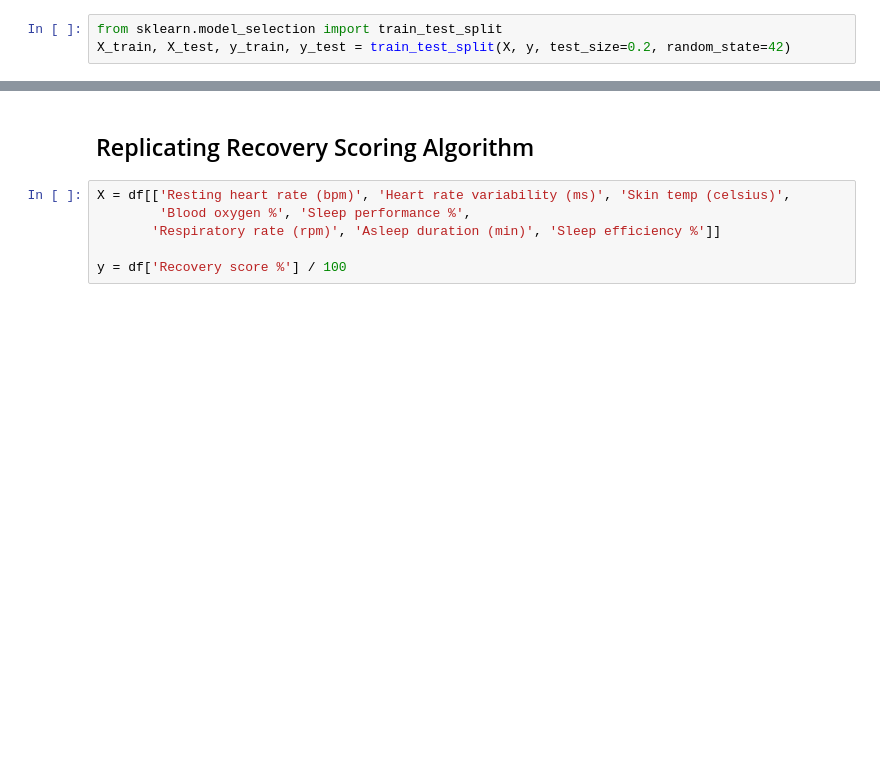
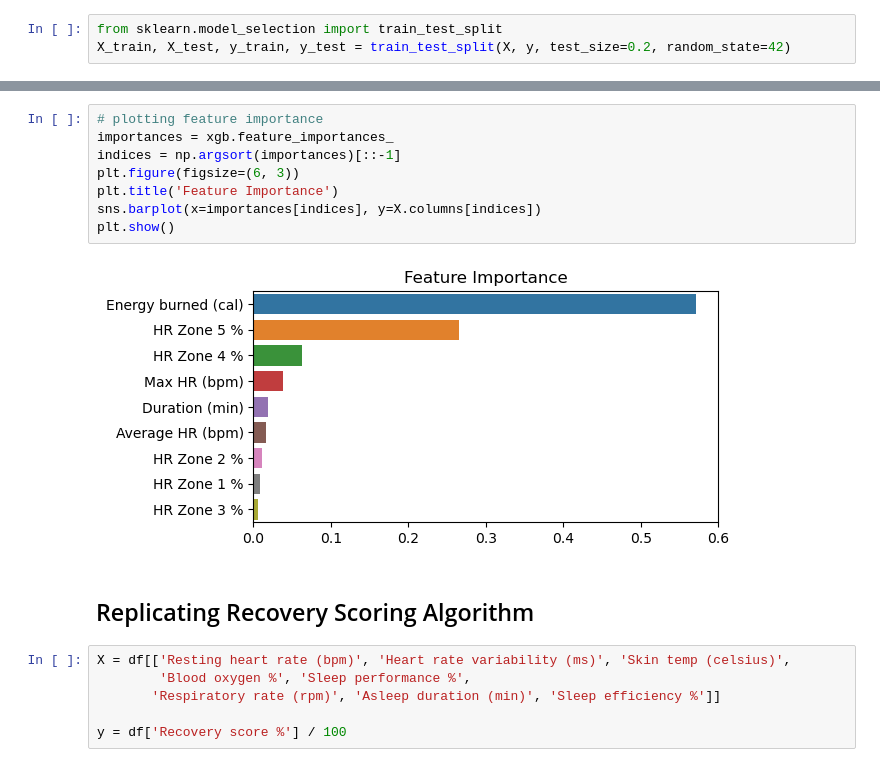
Before and after one commit to patgeitner/whoop-data-exploration, a Jupyter notebook: reverse_engineering_algorithms.ipynb, the cells around one changed output, grey strips where cells are left out. Drawn from its saved outputs; the diff is of its cells as text; blank space fills up the shorter version.

Commit message:
added feature importances

```diff
--- a/reverse_engineering_algorithms.ipynb
+++ b/reverse_engineering_algorithms.ipynb
@@ -202,3 +205,13 @@ plt.show()
+# %%
+# plotting feature importance
+importances = xgb.feature_importances_
+indices = np.argsort(importances)[::-1]
+plt.figure(figsize=(6, 3))
+plt.title('Feature Importance')
+sns.barplot(x=importances[indices], y=X.columns[indices])
+plt.show()
+# %% [output]
+[figure, added]
 # %% [markdown]
 ## Replicating Recovery Scoring Algorithm
 # %%
```
Also changed, not shown: parts of 11 cells of this notebook.
